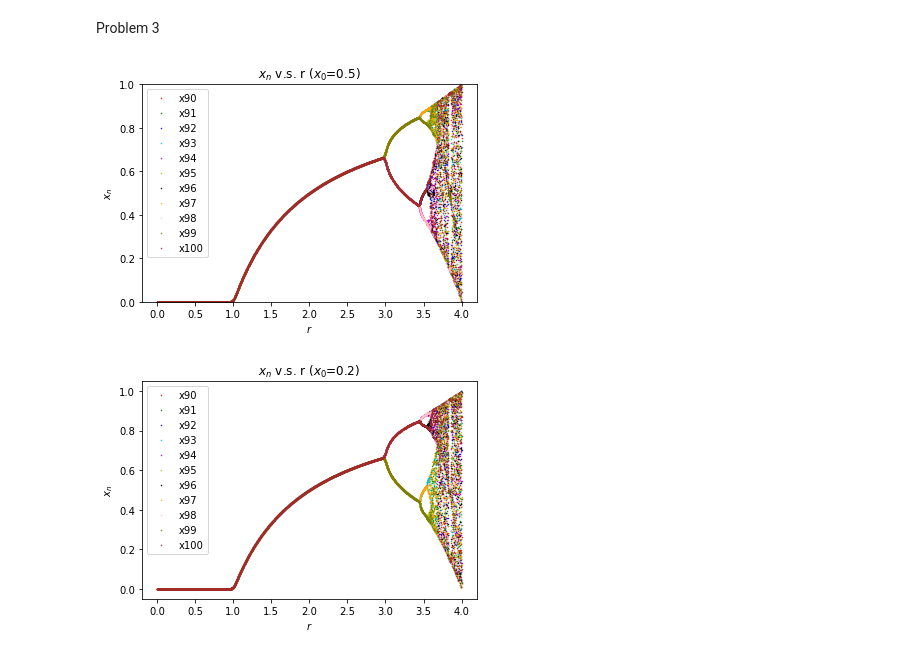
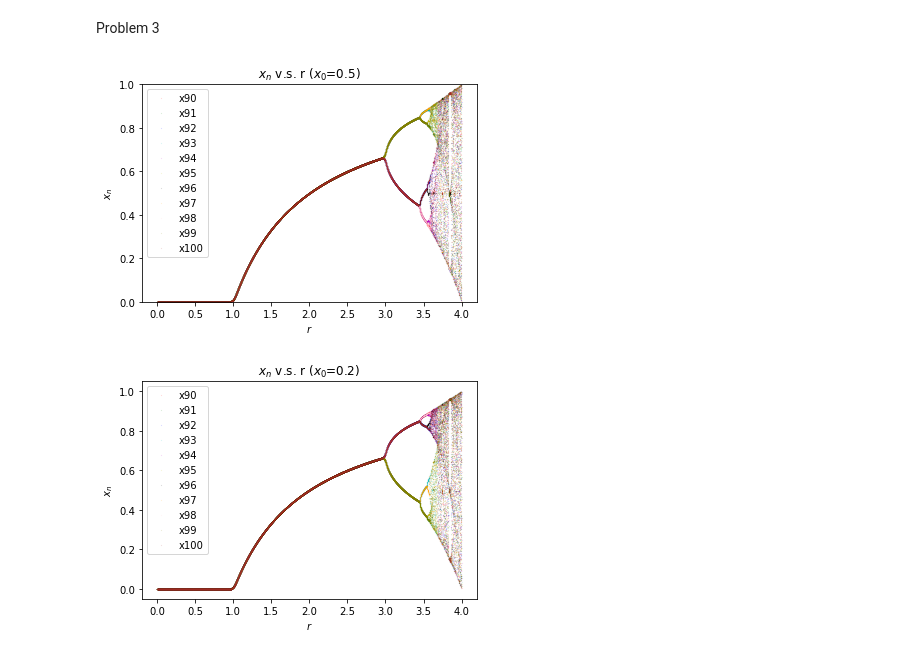
Before and after one commit to AmedeoAvogadro/PHYS29, a Jupyter notebook: notebooks/Yizhi_Jiao_Homework_5.ipynb, the cells around one changed output. Drawn from its saved outputs; the diff is of its cells as text; code cells hidden in the pictures.

```diff
--- a/notebooks/Yizhi_Jiao_Homework_5.ipynb
+++ b/notebooks/Yizhi_Jiao_Homework_5.ipynb
@@ -72,40 +72,38 @@ This result agrees with my prediction.
 # %% [markdown]
 Problem 3
 # %%
-r_array=np.array(np.linspace(0,4,4000))
-#x_matrix = np.array([np.linspace(0,10,11)*0, np.linspace(0,10,11)*0, np.linspace(0,10,11)*0, np.linspace(0,10,11)*0, np.linspace(0,10,11)*0, np.linspace(0,10,11)*0, np.linspace(0,10,11)*0, np.linspace(0,10,11)*0, np.linspace(0,10,11)*0, np.linspace(0,10,11)*0])
-x_matrix = np.empty(shape=(4000,11))
-for i in range(0,4000):
+r_array=np.array(np.linspace(0,4,10000))
+x_matrix = np.empty(shape=(10000,11))
+for i in range(0,10000):
     r=r_array[i]
     x=0.5
     for n in range(1,101):
         x = r*x*(1-x)
         if n >= 90:
             x_matrix[i][n-90]=x
 plt.title("$x_n$ v.s. r ($x_0$=0.5)")
-plt.plot(r_array, x_matrix[:,0], '.', color ="r", label="x90", markersize=1)
-plt.plot(r_array, x_matrix[:,1], '.', color ="g", label="x91", markersize=1)
-plt.plot(r_array, x_matrix[:,2], '.', color ="b", label="x92", markersize=1)
-plt.plot(r_array, x_matrix[:,3], '.', color ="c", label="x93", markersize=1)
-plt.plot(r_array, x_matrix[:,4], '.', color ="m", label="x94", markersize=1)
-plt.plot(r_array, x_matrix[:,5], '.', color ="y", label="x95", markersize=1)
-plt.plot(r_array, x_matrix[:,6], '.', color ="k", label="x96", markersize=1)
-plt.plot(r_array, x_matrix[:,7], '.', color ="orange", label="x97", markersize=1)
-plt.plot(r_array, x_matrix[:,8], '.', color ="pink", label="x98", markersize=1)
-plt.plot(r_array, x_matrix[:,9], '.', color ="olive", label="x99", markersize=1)
-plt.plot(r_array, x_matrix[:,10], '.', color ="brown", label="x100", markersize=1)
+plt.plot(r_array, x_matrix[:,0], '.', color ="r", label="x90", markersize=.1)
+plt.plot(r_array, x_matrix[:,1], '.', color ="g", label="x91", markersize=.1)
+plt.plot(r_array, x_matrix[:,2], '.', color ="b", label="x92", markersize=.1)
+plt.plot(r_array, x_matrix[:,3], '.', color ="c", label="x93", markersize=.1)
+plt.plot(r_array, x_matrix[:,4], '.', color ="m", label="x94", markersize=.1)
+plt.plot(r_array, x_matrix[:,5], '.', color ="y", label="x95", markersize=.1)
+plt.plot(r_array, x_matrix[:,6], '.', color ="k", label="x96", markersize=.1)
+plt.plot(r_array, x_matrix[:,7], '.', color ="orange", label="x97", markersize=.1)
+plt.plot(r_array, x_matrix[:,8], '.', color ="pink", label="x98", markersize=.1)
+plt.plot(r_array, x_matrix[:,9], '.', color ="olive", label="x99", markersize=.1)
+plt.plot(r_array, x_matrix[:,10], '.', color ="brown", label="x100", markersize=.1)
 plt.legend(loc='upper left')
 plt.ylim(0,1)
 plt.ylabel('$x_n$')
 plt.xlabel('$r$')
 plt.show()
 # %% [output]
-[figure, old version]
+[figure, new version]
 # %%
-r_array=np.array(np.linspace(0,4,4000))
-#x_matrix = np.array([np.linspace(0,10,11)*0, np.linspace(0,10,11)*0, np.linspace(0,10,11)*0, np.linspace(0,10,11)*0, np.linspace(0,10,11)*0, np.linspace(0,10,11)*0, np.linspace(0,10,11)*0, np.linspace(0,10,11)*0, np.linspace(0,10,11)*0, np.linspace(0,10,11)*0])
-x_matrix = np.empty(shape=(4000,11))
-for i in range(0,4000):
+r_array=np.array(np.linspace(0,4,10000))
+x_matrix = np.empty(shape=(10000,11))
+for i in range(0,10000):
     r=r_array[i]
     x=0.2
     for n in range(1,101):
@@ -113,21 +111,21 @@ for i in range(0,4000):
         if n >= 90:
             x_matrix[i][n-90]=x
 plt.title("$x_n$ v.s. r ($x_0$=0.2)")
-plt.plot(r_array, x_matrix[:,0], '.', color ="r", label="x90", markersize=1)
-plt.plot(r_array, x_matrix[:,1], '.', color ="g", label="x91", markersize=1)
-plt.plot(r_array, x_matrix[:,2], '.', color ="b", label="x92", markersize=1)
-plt.plot(r_array, x_matrix[:,3], '.', color ="c", label="x93", markersize=1)
-plt.plot(r_array, x_matrix[:,4], '.', color ="m", label="x94", markersize=1)
-plt.plot(r_array, x_matrix[:,5], '.', color ="y", label="x95", markersize=1)
-plt.plot(r_array, x_matrix[:,6], '.', color ="k", label="x96", markersize=1)
-plt.plot(r_array, x_matrix[:,7], '.', color ="orange", label="x97", markersize=1)
-plt.plot(r_array, x_matrix[:,8], '.', color ="pink", label="x98", markersize=1)
-plt.plot(r_array, x_matrix[:,9], '.', color ="olive", label="x99", markersize=1)
-plt.plot(r_array, x_matrix[:,10], '.', color ="brown", label="x100", markersize=1)
+plt.plot(r_array, x_matrix[:,0], '.', color ="r", label="x90", markersize=.1)
+plt.plot(r_array, x_matrix[:,1], '.', color ="g", label="x91", markersize=.1)
+plt.plot(r_array, x_matrix[:,2], '.', color ="b", label="x92", markersize=.1)
+plt.plot(r_array, x_matrix[:,3], '.', color ="c", label="x93", markersize=.1)
+plt.plot(r_array, x_matrix[:,4], '.', color ="m", label="x94", markersize=.1)
+plt.plot(r_array, x_matrix[:,5], '.', color ="y", label="x95", markersize=.1)
+plt.plot(r_array, x_matrix[:,6], '.', color ="k", label="x96", markersize=.1)
+plt.plot(r_array, x_matrix[:,7], '.', color ="orange", label="x97", markersize=.1)
+plt.plot(r_array, x_matrix[:,8], '.', color ="pink", label="x98", markersize=.1)
+plt.plot(r_array, x_matrix[:,9], '.', color ="olive", label="x99", markersize=.1)
+plt.plot(r_array, x_matrix[:,10], '.', color ="brown", label="x100", markersize=.1)
 plt.legend(loc='upper left')
 plt.ylabel('$x_n$')
 plt.xlabel('$r$')
 plt.show()
 # %% [output]
-[figure, old version]
+[figure, new version]
 # %%
```
Also changed, not shown: parts of 3 cells of this notebook.
